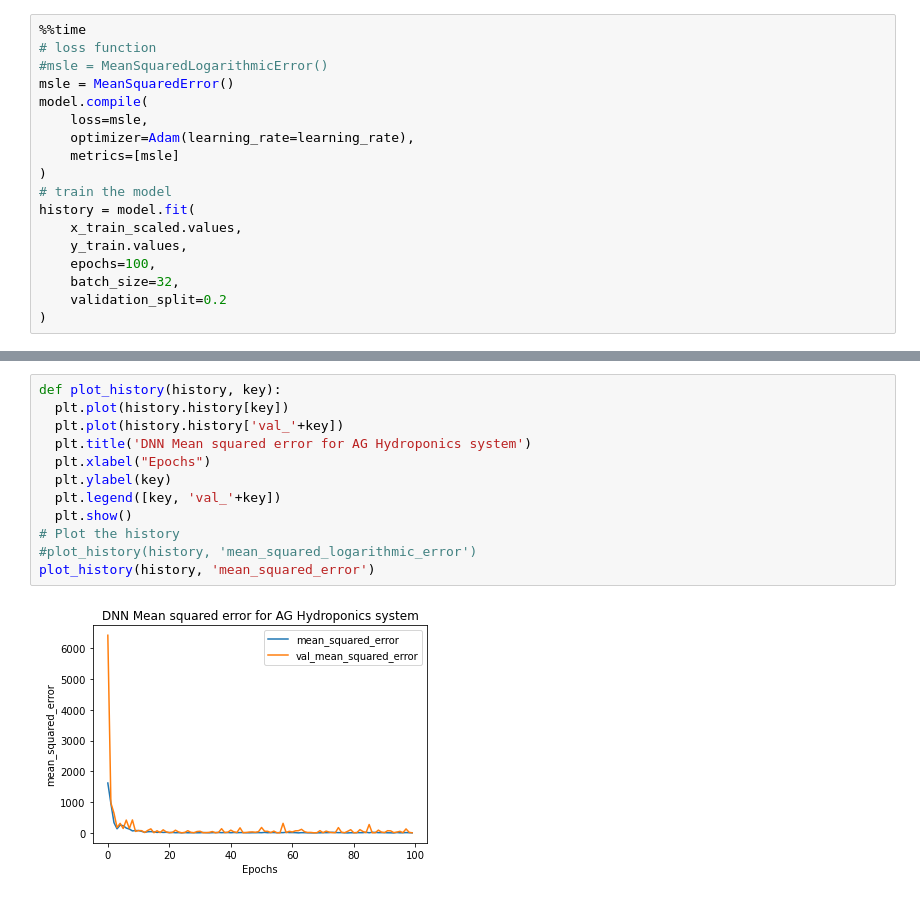
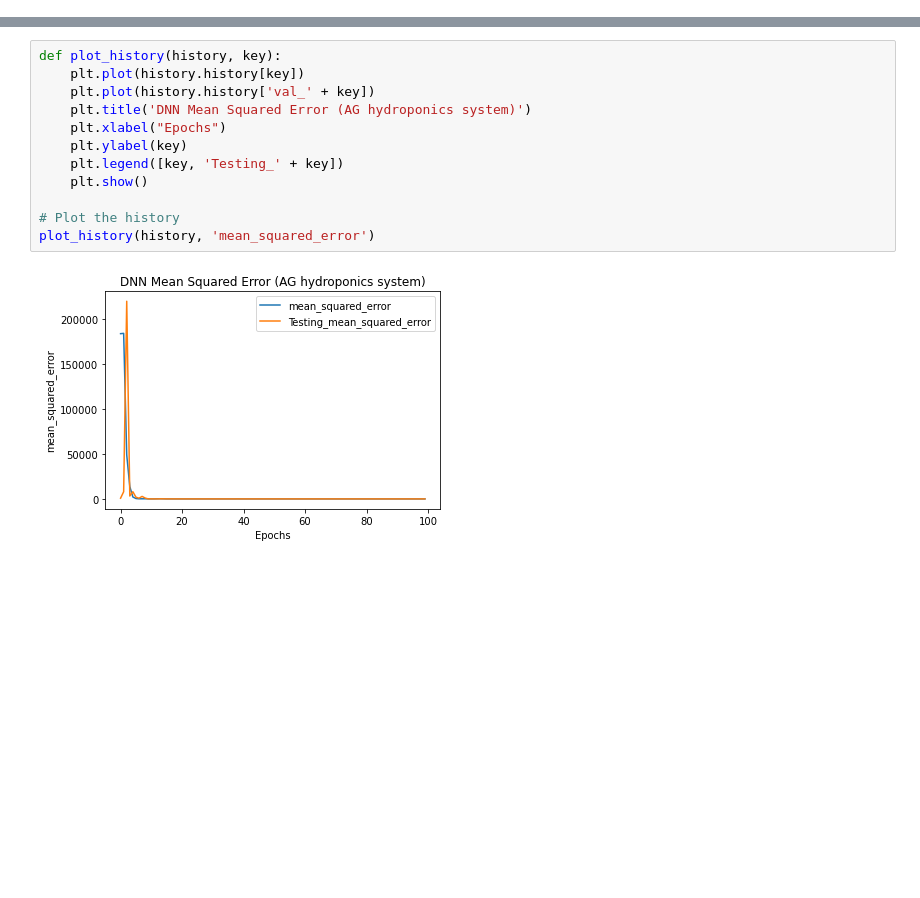
Before and after one commit to igoneal/Onion-Bulb-predictions-using-DNN, a Jupyter notebook: AG_PTC_22_11_DNN.ipynb, the cells around one changed output, grey strips where cells are left out. Cells and saved outputs as stored; diff of their text form; blank space fills up the shorter version.

```diff
--- a/AG_PTC_22_11_DNN.ipynb
+++ b/AG_PTC_22_11_DNN.ipynb
@@ -55,18 +83,0 @@ model = build_model_using_sequential()
-# %%
-%%time
-# loss function
-#msle = MeanSquaredLogarithmicError()
-msle = MeanSquaredError()
-model.compile(
-    loss=msle,
-    optimizer=Adam(learning_rate=learning_rate),
-    metrics=[msle]
-)
-# train the model
-history = model.fit(
-    x_train_scaled.values,
-    y_train.values,
-    epochs=100,
-    batch_size=32,
-    validation_split=0.2
-)
@@ -91,14 +84,14 @@ Wall time: 5.7 s
 # %%
 def plot_history(history, key):
-  plt.plot(history.history[key])
-  plt.plot(history.history['val_'+key])
-  plt.title('DNN Mean squared error for AG Hydroponics system')
-  plt.xlabel("Epochs")
-  plt.ylabel(key)
-  plt.legend([key, 'val_'+key])
-  plt.show()
+    plt.plot(history.history[key])
+    plt.plot(history.history['val_' + key])
+    plt.title('DNN Mean Squared Error (AG hydroponics system)')
+    plt.xlabel("Epochs")
+    plt.ylabel(key)
+    plt.legend([key, 'Testing_' + key])
+    plt.show()
+
 # Plot the history
-#plot_history(history, 'mean_squared_logarithmic_error')
 plot_history(history, 'mean_squared_error')
 # %% [output]
-[figure, old version]
+[figure, new version]
```
Also changed, not shown: parts of 10 cells of this notebook, 3 other files.
